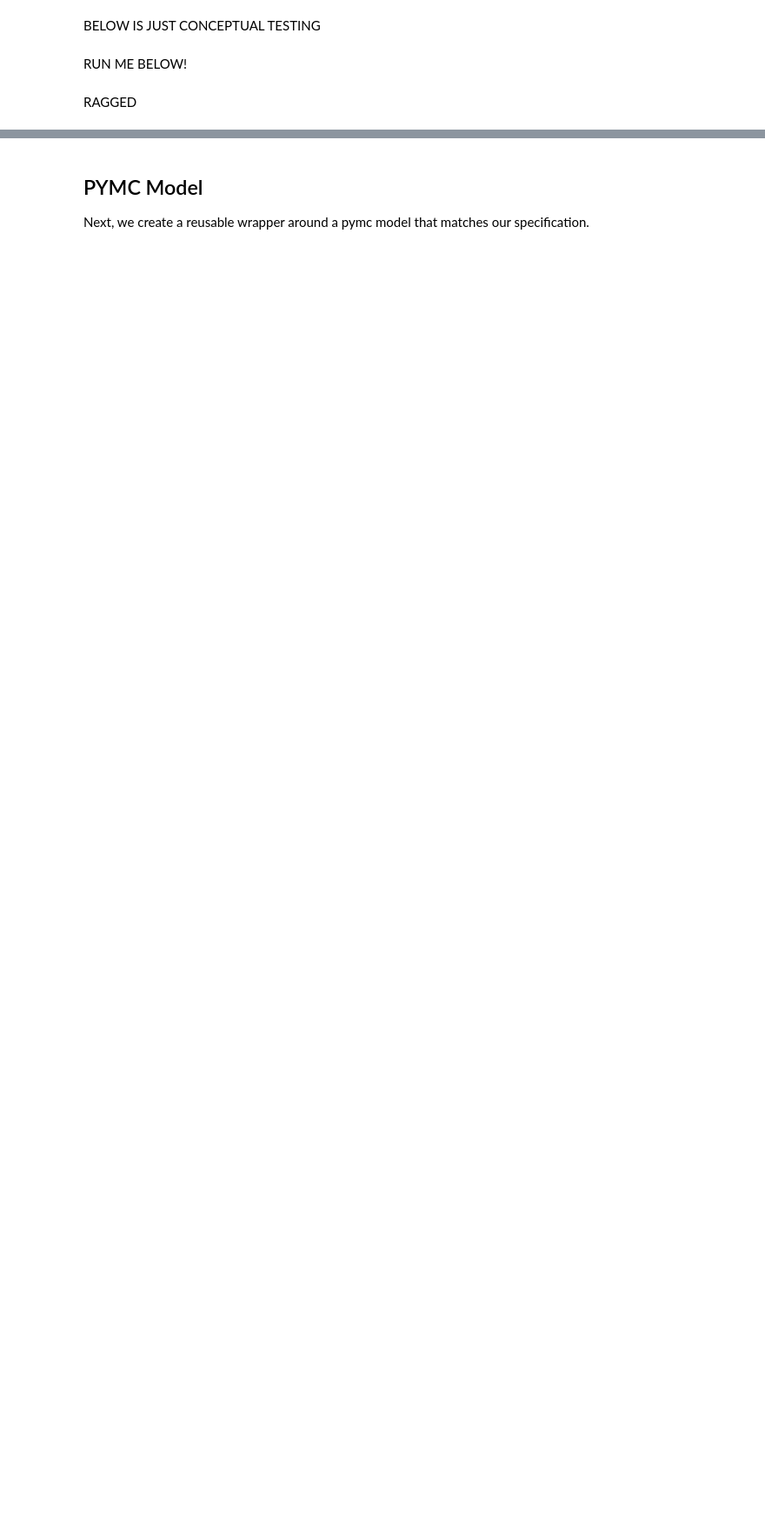
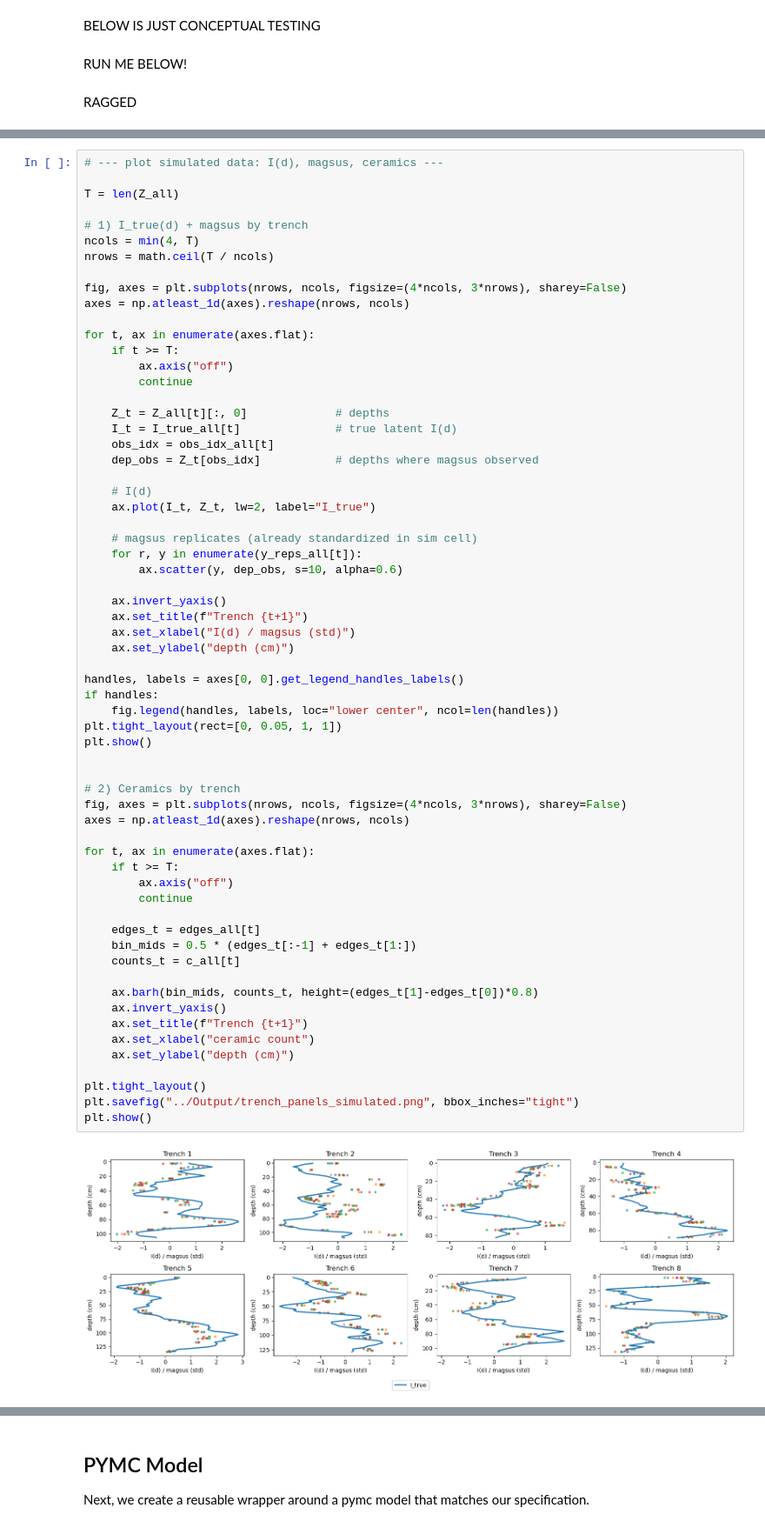
Before and after one commit to wccarleton/kkpp24, a Jupyter notebook: Src/kohker_pp24.ipynb, the cells around one changed output, grey strips where cells are left out. Shown at 87% size. Drawn from its saved outputs; the diff is of its cells as text; blank space fills up the shorter version.

```diff
--- a/Src/kohker_pp24.ipynb
+++ b/Src/kohker_pp24.ipynb
@@ -957,0 +917,65 @@ plt.tight_layout(); plt.show()
+# %%
+# --- plot simulated data: I(d), magsus, ceramics ---
+
+T = len(Z_all)
+
+# 1) I_true(d) + magsus by trench
+ncols = min(4, T)
+nrows = math.ceil(T / ncols)
+
+fig, axes = plt.subplots(nrows, ncols, figsize=(4*ncols, 3*nrows), sharey=False)
+axes = np.atleast_1d(axes).reshape(nrows, ncols)
+
+for t, ax in enumerate(axes.flat):
+    if t >= T:
+        ax.axis("off")
+        continue
+
+    Z_t = Z_all[t][:, 0]             # depths
+    I_t = I_true_all[t]              # true latent I(d)
+    obs_idx = obs_idx_all[t]
+    dep_obs = Z_t[obs_idx]           # depths where magsus observed
+
+    # I(d)
+    ax.plot(I_t, Z_t, lw=2, label="I_true")
+
+    # magsus replicates (already standardized in sim cell)
+    for r, y in enumerate(y_reps_all[t]):
+        ax.scatter(y, dep_obs, s=10, alpha=0.6)
+
+    ax.invert_yaxis()
+    ax.set_title(f"Trench {t+1}")
+    ax.set_xlabel("I(d) / magsus (std)")
+    ax.set_ylabel("depth (cm)")
+
+handles, labels = axes[0, 0].get_legend_handles_labels()
+if handles:
+    fig.legend(handles, labels, loc="lower center", ncol=len(handles))
+plt.tight_layout(rect=[0, 0.05, 1, 1])
+plt.show()
+
+
+# 2) Ceramics by trench
+fig, axes = plt.subplots(nrows, ncols, figsize=(4*ncols, 3*nrows), sharey=False)
+axes = np.atleast_1d(axes).reshape(nrows, ncols)
+
+for t, ax in enumerate(axes.flat):
+    if t >= T:
+        ax.axis("off")
+        continue
+
+    edges_t = edges_all[t]
+    bin_mids = 0.5 * (edges_t[:-1] + edges_t[1:])
+    counts_t = c_all[t]
+
+    ax.barh(bin_mids, counts_t, height=(edges_t[1]-edges_t[0])*0.8)
+    ax.invert_yaxis()
+    ax.set_title(f"Trench {t+1}")
+    ax.set_xlabel("ceramic count")
+    ax.set_ylabel("depth (cm)")
+
+plt.tight_layout()
+plt.savefig("../Output/trench_panels_simulated.png", bbox_inches="tight")
+plt.show()
+# %% [output]
+[figure, added]
```
Also changed, not shown: parts of 28 cells of this notebook, 16 other files.
